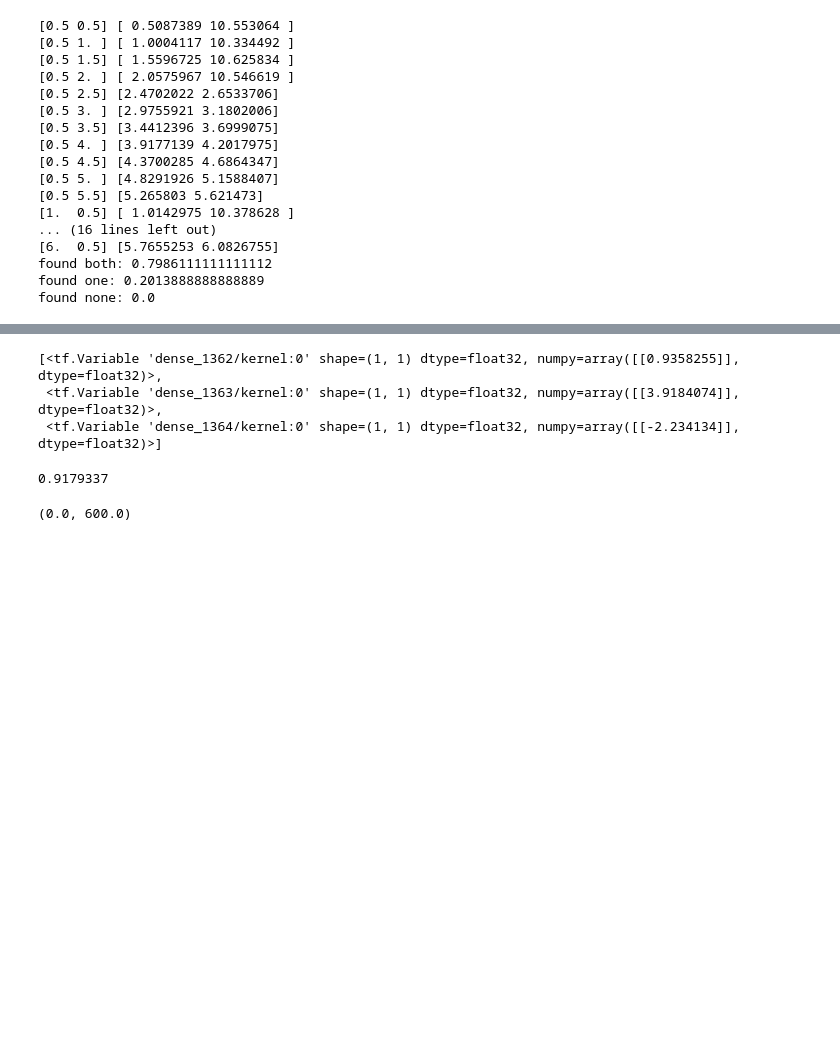
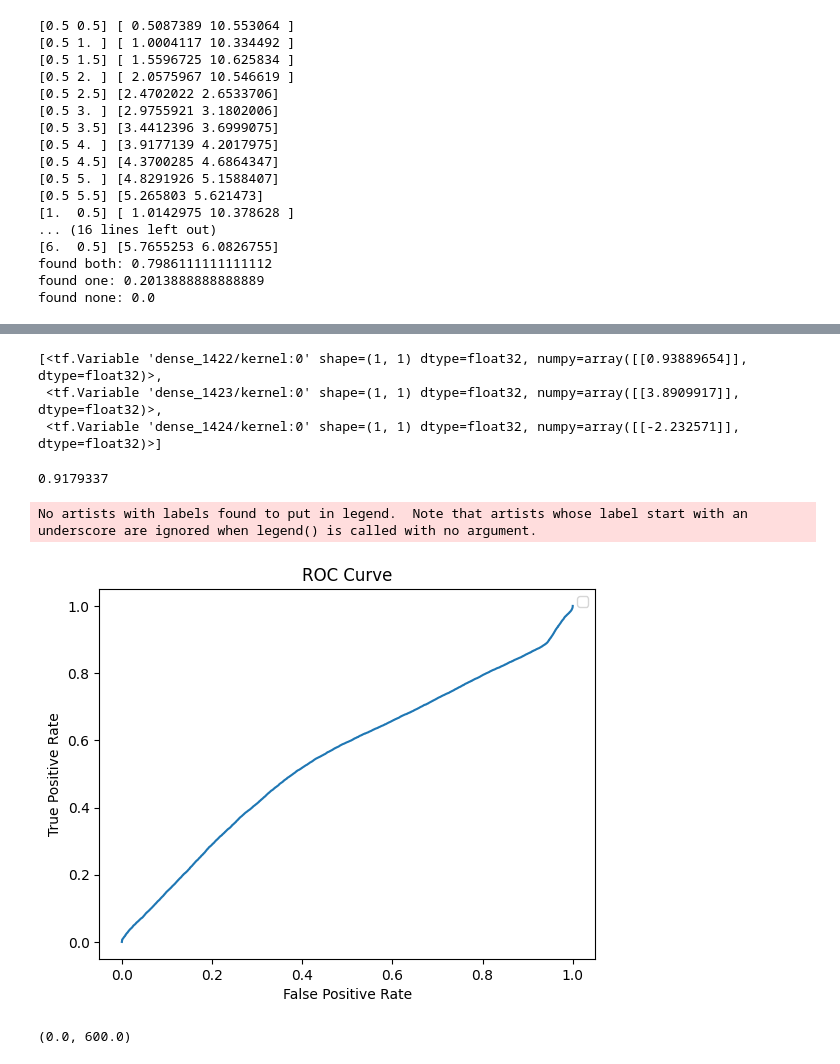
Before and after one commit to GitGup/SemiWeaklySupervised, a Jupyter notebook: Anomaly.ipynb, the cells around one changed output, grey strips where cells are left out. Drawn from its saved outputs; the diff is of its cells as text; code cells hidden in the pictures; blank space fills up the shorter version.

Commit message:
semi weakly model implemented, added roc curve

```diff
--- a/Anomaly.ipynb
+++ b/Anomaly.ipynb
@@ -905,13 +905,17 @@ for sigfrac in np.logspace(-3,-1,20):
     X_train_, X_val_, Y_train_, Y_val_ = train_test_split(x_vals_, y_vals_, test_size=0.5)
     myhistory_hack_ = model_all2.fit(X_train_[:,0:4], Y_train_, epochs=20,validation_data=(X_val_[:,0:4], Y_val_),batch_size=1024)
 
-    print(m1,m2,model_all2.trainable_weights[0].numpy()[0][0],model_all2.trainable_weights[1].numpy()[0][0])
+    trainble_weight1 = model_all2.trainable_weights[0].numpy()[0][0]
+    trainble_weight2 = model_all2.trainable_weights[1].numpy()[0][0]
+    trainble_weight3 = model_all2.trainable_weights[2].numpy()[0][0]
+
+    print(m1,m2,trainble_weight1,trainble_weight2)
 
     xx+=[sigfrac]
-    yy+=[model_all2.trainable_weights[0].numpy()[0][0]]
-    zz+=[model_all2.trainable_weights[1].numpy()[0][0]]
-    ww+=[np.exp(model_all2.trainable_weights[2].numpy()[0][0])]
-    scores = model_all2.predict(np.concatenate([x[1,1][0:test_background],x[m1,m2][0:test_signal_length]]),batch_size=1024)
+    yy+=[trainble_weight1]
+    zz+=[trainble_weight2]
+    ww+=[np.exp(trainble_weight3)]
+    scores = model_all2.predict(np.concatenate([x[1,1][:test_background],x[m1,m2][:test_signal_length]]), batch_size=1024)
     y = np.concatenate([np.zeros(test_background),np.ones(test_signal_length)])
 # %% [output]
 0.001
@@ -934,13 +948,24 @@ Epoch 20/20
 # %%
 model_all2.trainable_weights
 # %% [output]
-[<tf.Variable 'dense_1362/kernel:0' shape=(1, 1) dtype=float32, numpy=array([[0.9358255]], dtype=float32)>,
- <tf.Variable 'dense_1363/kernel:0' shape=(1, 1) dtype=float32, numpy=array([[3.9184074]], dtype=float32)>,
- <tf.Variable 'dense_1364/kernel:0' shape=(1, 1) dtype=float32, numpy=array([[-2.234134]], dtype=float32)>]
+[<tf.Variable 'dense_1422/kernel:0' shape=(1, 1) dtype=float32, numpy=array([[0.93889654]], dtype=float32)>,
+ <tf.Variable 'dense_1423/kernel:0' shape=(1, 1) dtype=float32, numpy=array([[3.8909917]], dtype=float32)>,
+ <tf.Variable 'dense_1424/kernel:0' shape=(1, 1) dtype=float32, numpy=array([[-2.232571]], dtype=float32)>]
 # %%
 model_all2.trainable_weights[0].numpy()[0][0]
 # %% [output]
 0.9179337
+# %%
+fpr, tpr, thresholds = roc_curve(y, scores)
+plt.plot(fpr, tpr)
+plt.xlabel('False Positive Rate')
+plt.ylabel('True Positive Rate')
+plt.legend()
+plt.title('ROC Curve')
+plt.show()
+# %% [output]
+No artists with labels found to put in legend.  Note that artists whose label start with an underscore are ignored when legend() is called with no argument.
+[figure, added]
 # %%
 plt.plot(xx,np.array(yy)*100)
 plt.plot(xx,np.array(zz)*100)
```
Also changed, not shown: parts of 2 cells of this notebook.
